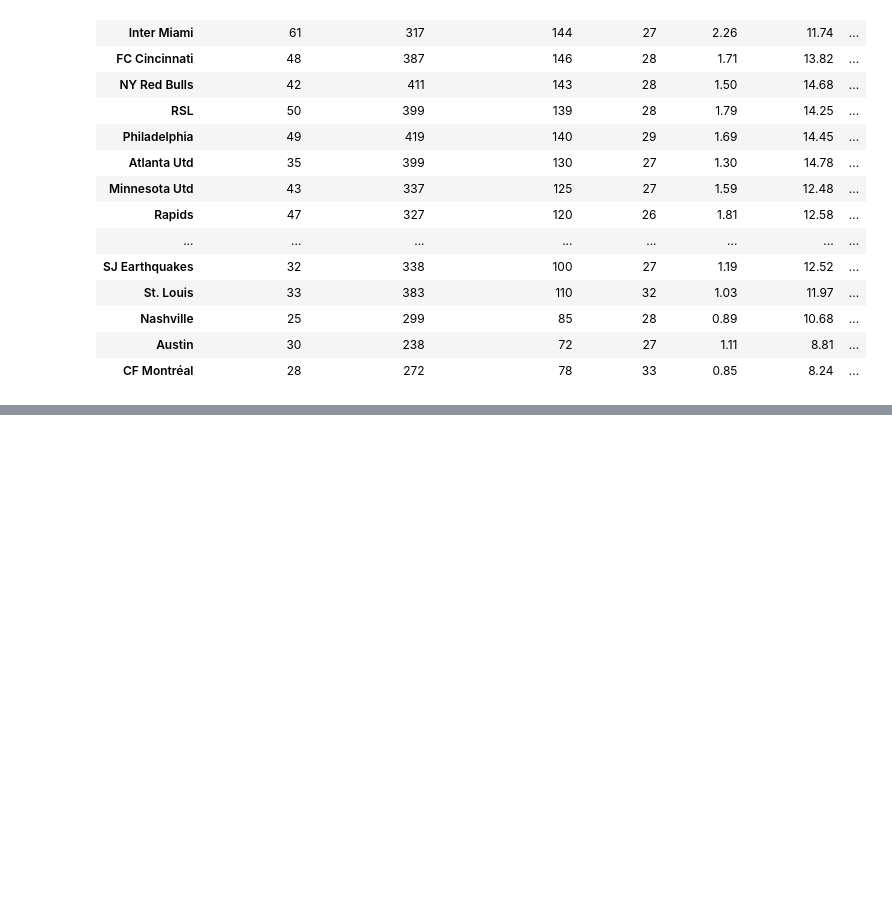
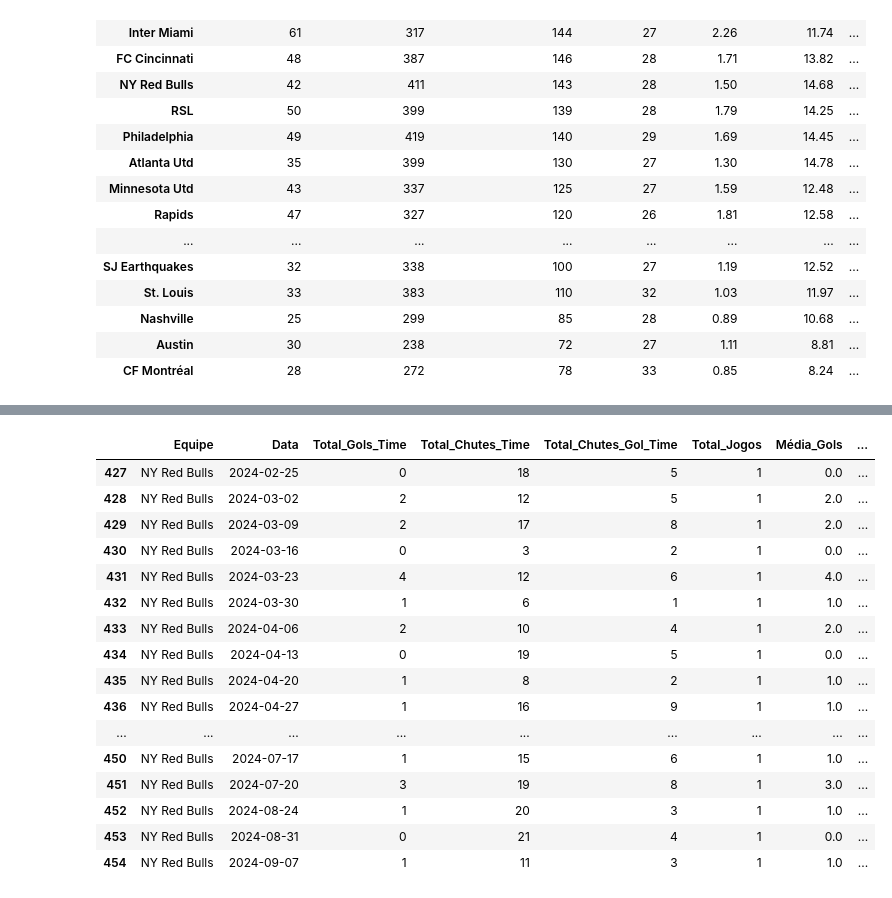
Before and after one commit to eduardopfbp/MLS-PlayerStats, a Jupyter notebook: ml.ipynb, the cells around one changed output, grey strips where cells are left out. Drawn from its saved outputs; the diff is of its cells as text; code cells hidden in the pictures; blank space fills up the shorter version.

```diff
--- a/ml.ipynb
+++ b/ml.ipynb
@@ -225,0 +228,17 @@ agrupado_time.sort_values(by='Média_Chutes_Gols', ascending= False)
+# %%
+agrupado_data = database.groupby(['Equipe','Data']).agg(
+    Total_Gols_Time = ('Gols','sum'),
+    Total_Chutes_Time = ('TC','sum'),
+    Total_Chutes_Gol_Time = ('CaG','sum'),
+    Total_Jogos = ('Data','nunique')
+)
+
+agrupado_data['Média_Gols']= round(agrupado_data['Total_Gols_Time'] / agrupado_data['Total_Jogos'],2)
+agrupado_data['Média_Chutes']= round(agrupado_data['Total_Chutes_Time'] / agrupado_data['Total_Jogos'],2)
+agrupado_data['Média_Chutes_Gols']= round(agrupado_data['Total_Chutes_Gol_Time'] / agrupado_data['Total_Jogos'],2)
+
+agrupado_data.sort_values(by='Média_Chutes_Gols', ascending= False)
+
+agrupado_data.reset_index(inplace=True)
+
+agrupado_data
@@ -225,0 +259,20 @@ agrupado_time.sort_values(by='Média_Chutes_Gols', ascending= False)
+# %%
+agrupado_data[agrupado_data['Equipe'].isin(['NY Red Bulls'])]
+# %% [output]
+|  | Equipe | Data | Total_Gols_Time | Total_Chutes_Time | Total_Chutes_Gol_Time | Total_Jogos | Média_Gols | ... |
+| 427 | NY Red Bulls | 2024-02-25 | 0 | 18 | 5 | 1 | 0.0 | ... |
+| 428 | NY Red Bulls | 2024-03-02 | 2 | 12 | 5 | 1 | 2.0 | ... |
+| 429 | NY Red Bulls | 2024-03-09 | 2 | 17 | 8 | 1 | 2.0 | ... |
+| 430 | NY Red Bulls | 2024-03-16 | 0 | 3 | 2 | 1 | 0.0 | ... |
+| 431 | NY Red Bulls | 2024-03-23 | 4 | 12 | 6 | 1 | 4.0 | ... |
+| 432 | NY Red Bulls | 2024-03-30 | 1 | 6 | 1 | 1 | 1.0 | ... |
+| 433 | NY Red Bulls | 2024-04-06 | 2 | 10 | 4 | 1 | 2.0 | ... |
+| 434 | NY Red Bulls | 2024-04-13 | 0 | 19 | 5 | 1 | 0.0 | ... |
+| 435 | NY Red Bulls | 2024-04-20 | 1 | 8 | 2 | 1 | 1.0 | ... |
+| 436 | NY Red Bulls | 2024-04-27 | 1 | 16 | 9 | 1 | 1.0 | ... |
+| ... | ... | ... | ... | ... | ... | ... | ... | ... |
+| 450 | NY Red Bulls | 2024-07-17 | 1 | 15 | 6 | 1 | 1.0 | ... |
+| 451 | NY Red Bulls | 2024-07-20 | 3 | 19 | 8 | 1 | 3.0 | ... |
+| 452 | NY Red Bulls | 2024-08-24 | 1 | 20 | 3 | 1 | 1.0 | ... |
+| 453 | NY Red Bulls | 2024-08-31 | 0 | 21 | 4 | 1 | 0.0 | ... |
+| 454 | NY Red Bulls | 2024-09-07 | 1 | 11 | 3 | 1 | 1.0 | ... |
```
Also changed, not shown: parts of 3 cells of this notebook, 10 other files.
